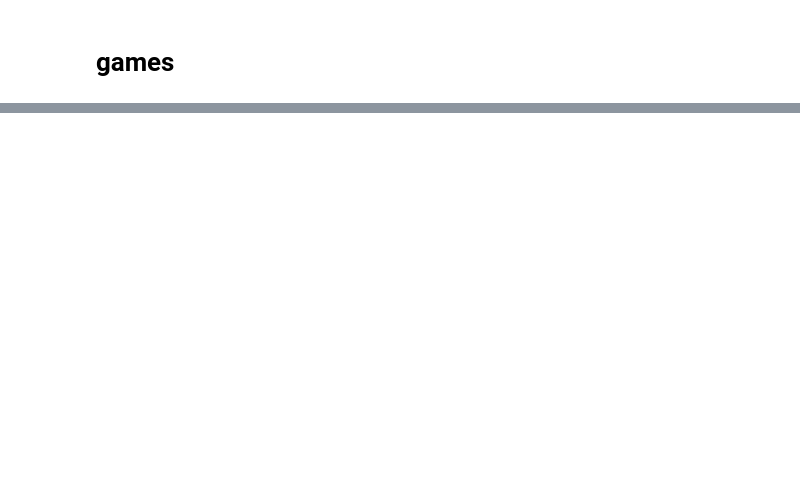
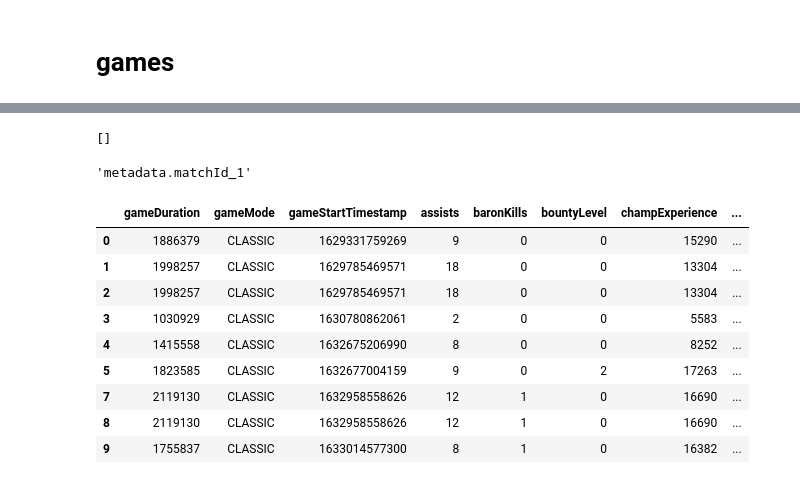
Before and after one commit to jalex141/League-Rank, a Jupyter notebook: notebooks/mongo.ipynb, the cells around one changed output, grey strips where cells are left out. Saved outputs shown, nothing was run; the diff lists cells and outputs as text; code cells hidden in the pictures; blank space fills up the shorter version.

```diff
--- a/notebooks/mongo.ipynb
+++ b/notebooks/mongo.ipynb
@@ -41,3 +42,4 @@ len(games_list)
 # %%
-games_list[0]['match_ids'][:10]
+player = c.find_one()
+player
 # %% [output]
@@ -126 +171,21 @@ games = list(c.find({},proj))
+# %%
+#for match_id in player["match_ids"][:10]:
+
+filtro = {"metadata.matchId":"EUW1_5485093553"}
+proj = {"info":1,"_id":0}
+
+list(g.find(filtro,proj))
+# %% [output]
+[]
+# %%
+g.create_index("metadata.matchId")
+# %% [output]
+'metadata.matchId_1'
+# %%
+
+filtro = {"metadata.matchId": {"$in":player["match_ids"]}}
+
+proj = {"info":1,"_id":0}
+
+match_list = list(g.find(filtro,proj))
 # %%
@@ -144,0 +215,38 @@ for match_id in match_ids:
+# %%
+player_stats=[]
+
+filtro = {"metadata.matchId": {"$in":player["match_ids"]}}
+
+proj = {"info":1,"_id":0}
+
+match_list = list(g.find(filtro,proj))
+for match_detail in match_list:
+
+    game_stats={}
+    game_stats['gameDuration']=match_detail["info"]["gameDuration"]
+    game_stats['gameMode']=match_detail["info"]["gameMode"]
+    game_stats['gameStartTimestamp']= (match_detail["info"]["gameStartTimestamp"])
+
+
+    for participant in match_detail["info"]["participants"]:
+        if participant['summonerName'] == player['summonerName']:
+            for key,value in participant.items():
+                game_stats[key]= value
+    player_stats.append(game_stats)
+# %%
+df = pd.DataFrame(player_stats)
+df.drop("perks",axis=1,inplace=True)
+df.drop_duplicates(inplace=True)
+pd.set_option("display.max_columns", 108)
+df
+# %% [output]
+|  | gameDuration | gameMode | gameStartTimestamp | assists | baronKills | bountyLevel | champExperience | ... |
+| 0 | 1886379 | CLASSIC | 1629331759269 | 9 | 0 | 0 | 15290 | ... |
+| 1 | 1998257 | CLASSIC | 1629785469571 | 18 | 0 | 0 | 13304 | ... |
+| 2 | 1998257 | CLASSIC | 1629785469571 | 18 | 0 | 0 | 13304 | ... |
+| 3 | 1030929 | CLASSIC | 1630780862061 | 2 | 0 | 0 | 5583 | ... |
+| 4 | 1415558 | CLASSIC | 1632675206990 | 8 | 0 | 0 | 8252 | ... |
+| 5 | 1823585 | CLASSIC | 1632677004159 | 9 | 0 | 2 | 17263 | ... |
+| 7 | 2119130 | CLASSIC | 1632958558626 | 12 | 1 | 0 | 16690 | ... |
+| 8 | 2119130 | CLASSIC | 1632958558626 | 12 | 1 | 0 | 16690 | ... |
+| 9 | 1755837 | CLASSIC | 1633014577300 | 8 | 1 | 0 | 16382 | ... |
```
Also changed, not shown: parts of 14 cells of this notebook, 8 other files.
